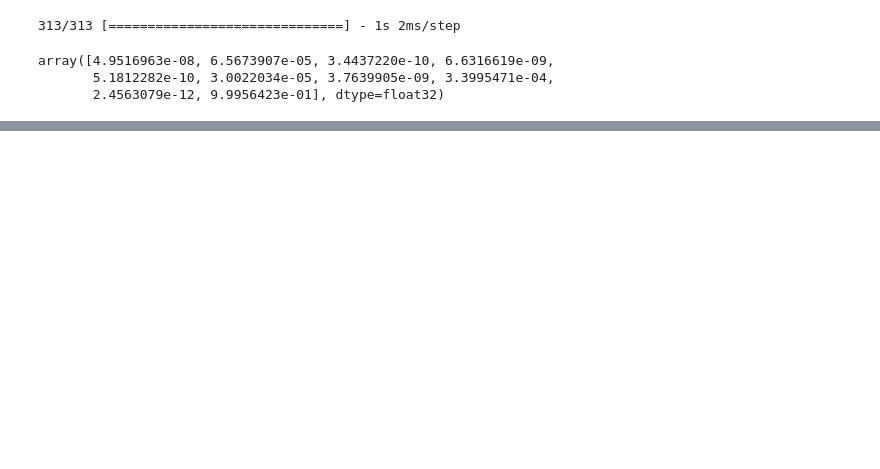
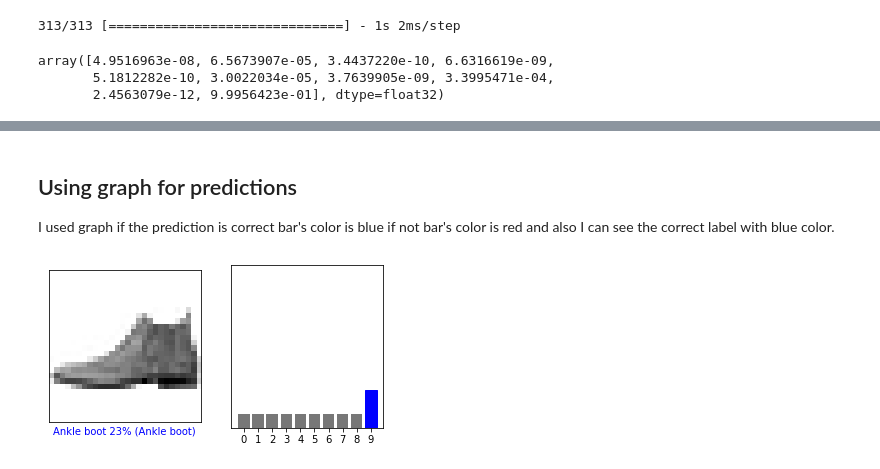
Before and after one commit to AhmetDikbayir/Neural-Network-Project-with-MNIST-Fashion-Dataset, a Jupyter notebook: Neural Network Fashion Dataset.ipynb, the cells around one changed output, grey strips where cells are left out. Cells and saved outputs as stored; diff of their text form; code cells hidden in the pictures; blank space fills up the shorter version.

```diff
--- a/Neural Network Fashion Dataset.ipynb
+++ b/Neural Network Fashion Dataset.ipynb
@@ -34,6 +35,9 @@ array([[0.        , 0.        , 0.        , 0.        , 0.        ,
         0.        , 0.        , 0.        , 0.        , 0.        ,
         0.        , 0.        , 0.        , 0.        , 0.        ,
         0.        , 0.        , 0.        ]])
+# %%
+class_names = ['T-shirt/top', 'Trouser', 'Pullover', 'Dress', 'Coat',
+               'Sandal', 'Shirt', 'Sneaker', 'Bag', 'Ankle boot']
 # %% [markdown]
 ### To see the images
 # %%
@@ -88,0 +109,45 @@ array([4.9516963e-08, 6.5673907e-05, 3.4437220e-10, 6.6316619e-09,
+# %% [markdown]
+## Using graph for predictions
+
+I used graph if the prediction is correct bar's color is blue if not bar's color is red and also I can see the correct label with blue color.
+# %%
+def plot_image(i, predictions_array, true_label, img):
+  true_label, img = true_label[i], img[i]
+  plt.grid(False)
+  plt.xticks([])
+  plt.yticks([])
+
+  plt.imshow(img, cmap=plt.cm.binary)
+
+  predicted_label = np.argmax(predictions_array)
+  if predicted_label == true_label:
+    color = 'blue'
+  else:
+    color = 'red'
+
+  plt.xlabel("{} {:2.0f}% ({})".format(class_names[predicted_label],
+                                100*np.max(predictions_array),
+                                class_names[true_label]),
+                                color=color)
+
+def plot_value_array(i, predictions_array, true_label):
+  true_label = true_label[i]
+  plt.grid(False)
+  plt.xticks(range(10))
+  plt.yticks([])
+  thisplot = plt.bar(range(10), predictions_array, color="#777777")
+  plt.ylim([0, 1])
+  predicted_label = np.argmax(predictions_array)
+
+  thisplot[predicted_label].set_color('red')
+  thisplot[true_label].set_color('blue')
+# %%
+i = 0
+plt.figure(figsize=(6,3))
+plt.subplot(1,2,1)
+plot_image(i, predictions[i], test_labels, test_images)
+plt.subplot(1,2,2)
+plot_value_array(i, predictions[i],  test_labels)
+plt.show()
+# %% [output]
+[figure, added]
```
Also changed, not shown: parts of 7 cells of this notebook.
